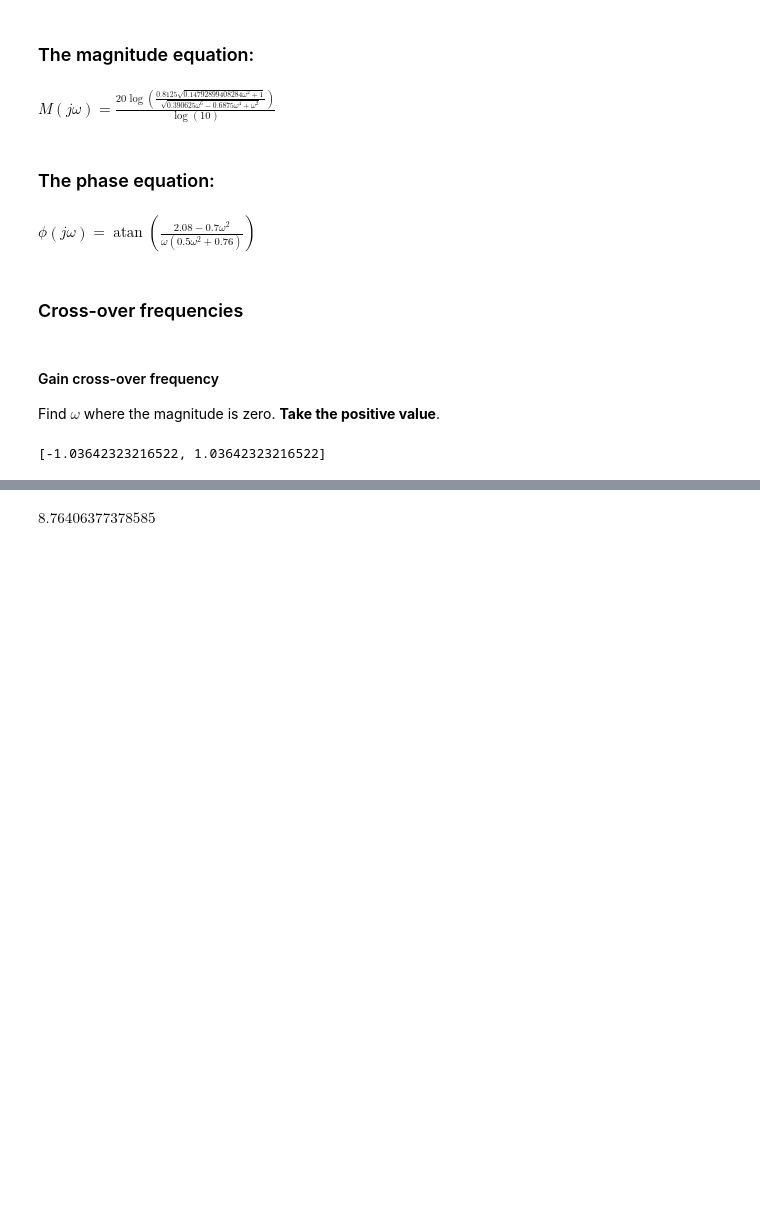
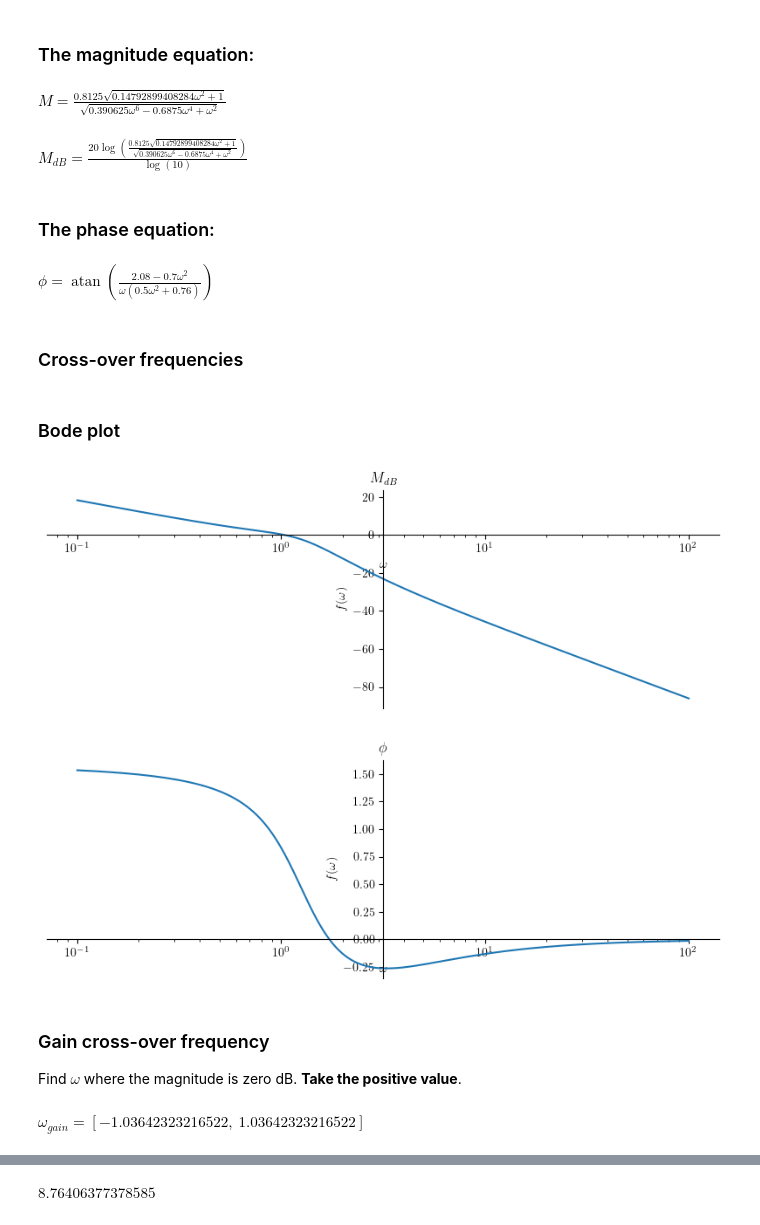
Before and after one commit to auralius/control-systems-with-sympy, a Jupyter notebook: _sources/bode-margins.ipynb, the cells around one changed output, grey strips where cells are left out. Cells and saved outputs as stored; diff of their text form; code cells hidden in the pictures; blank space fills up the shorter version.

```diff
--- a/_sources/bode-margins.ipynb
+++ b/_sources/bode-margins.ipynb
@@ -49,26 +49,41 @@ $\displaystyle G(j \omega)=\frac{0.5 i \omega + 1.3}{- i \omega^{3} - 1.2 \omega
 # %% [markdown]
 ### The magnitude equation:
 # %%
-M = 20*log(Abs(Gjw),10)
-mprint("M(j \\omega ) = ", latex(M))
+M = Abs(Gjw)
+mprint("M=", latex(M))
+
+Mdb = 20*log(M,10)
+mprint("M_{dB} = ", latex(Mdb))
 # %% [output]
-$\displaystyle M(j \omega ) = \frac{20 \log{\left(\frac{0.8125 \sqrt{0.14792899408284 \omega^{2} + 1}}{\sqrt{0.390625 \omega^{6} - 0.6875 \omega^{4} + \omega^{2}}} \right)}}{\log{\left(10 \right)}}$
+$\displaystyle M=\frac{0.8125 \sqrt{0.14792899408284 \omega^{2} + 1}}{\sqrt{0.390625 \omega^{6} - 0.6875 \omega^{4} + \omega^{2}}}$
+$\displaystyle M_{dB} = \frac{20 \log{\left(\frac{0.8125 \sqrt{0.14792899408284 \omega^{2} + 1}}{\sqrt{0.390625 \omega^{6} - 0.6875 \omega^{4} + \omega^{2}}} \right)}}{\log{\left(10 \right)}}$
 # %% [markdown]
 ### The phase equation:
 # %%
 Phi = simplify(atan(im(Gjw)/re(Gjw)))
-mprint("\\phi(j \\omega ) = ", latex(Phi))
+mprint("\\phi = ", latex(Phi))
 # %% [output]
-$\displaystyle \phi(j \omega ) = \operatorname{atan}{\left(\frac{2.08 - 0.7 \omega^{2}}{\omega \left(0.5 \omega^{2} + 0.76\right)} \right)}$
+$\displaystyle \phi = \operatorname{atan}{\left(\frac{2.08 - 0.7 \omega^{2}}{\omega \left(0.5 \omega^{2} + 0.76\right)} \right)}$
 # %% [markdown]
 ### Cross-over frequencies
+# %% [markdown]
+### Bode plot
+# %%
+mag = plot(Mdb, (omega, 0.1 , 100), size=(8, 3), show=False, title='$ M_{dB} $', xscale='log')
+mag.show()
+
+pha = plot(Phi, (omega, 0.1 , 100), size=(8, 3), title='$ \\phi $', show=False,  xscale='log')
+pha.show()
+# %% [output]
+[figure, new version]
+[figure, added]
 # %% [markdown]
-#### Gain cross-over frequency
+### Gain cross-over frequency
 
-Find $\omega$ where the magnitude is zero. __Take the positive value__.
+Find $\omega$ where the magnitude is zero dB. __Take the positive value__.
 # %%
-w_gain = list(solveset(Eq(M, 0), omega, domain=S.Reals))
-w_gain
+w_gain = list(solveset(Eq(Mdb, 0), omega, domain=S.Reals))
+mprint("\\omega_{gain}=", latex(w_gain))
 # %% [output]
-[-1.03642323216522, 1.03642323216522]
+$\displaystyle \omega_{gain}=\left[ -1.03642323216522, \  1.03642323216522\right]$
 # %% [markdown]
```
Also changed, not shown: parts of 7 cells of this notebook, 12 other files.
